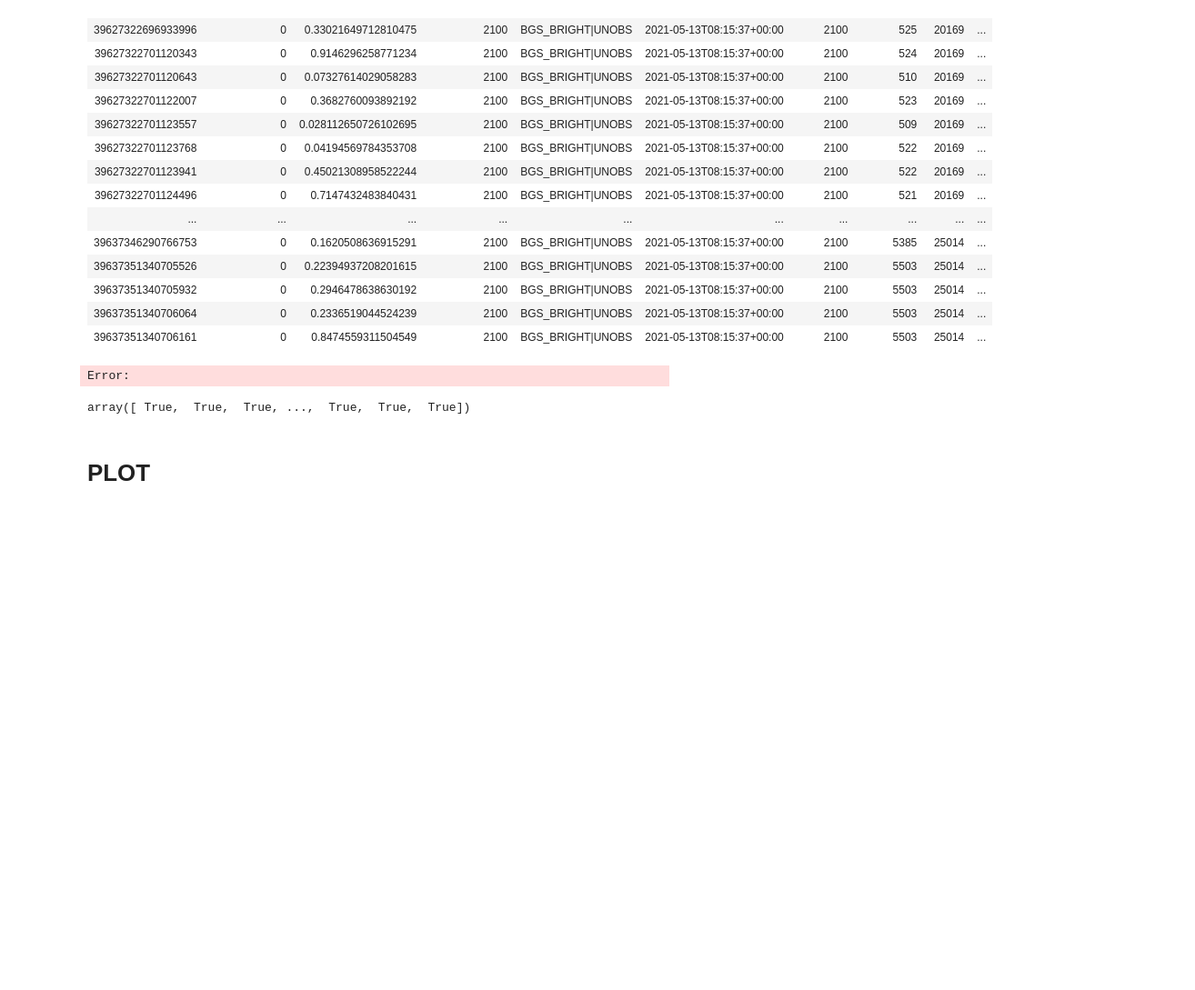
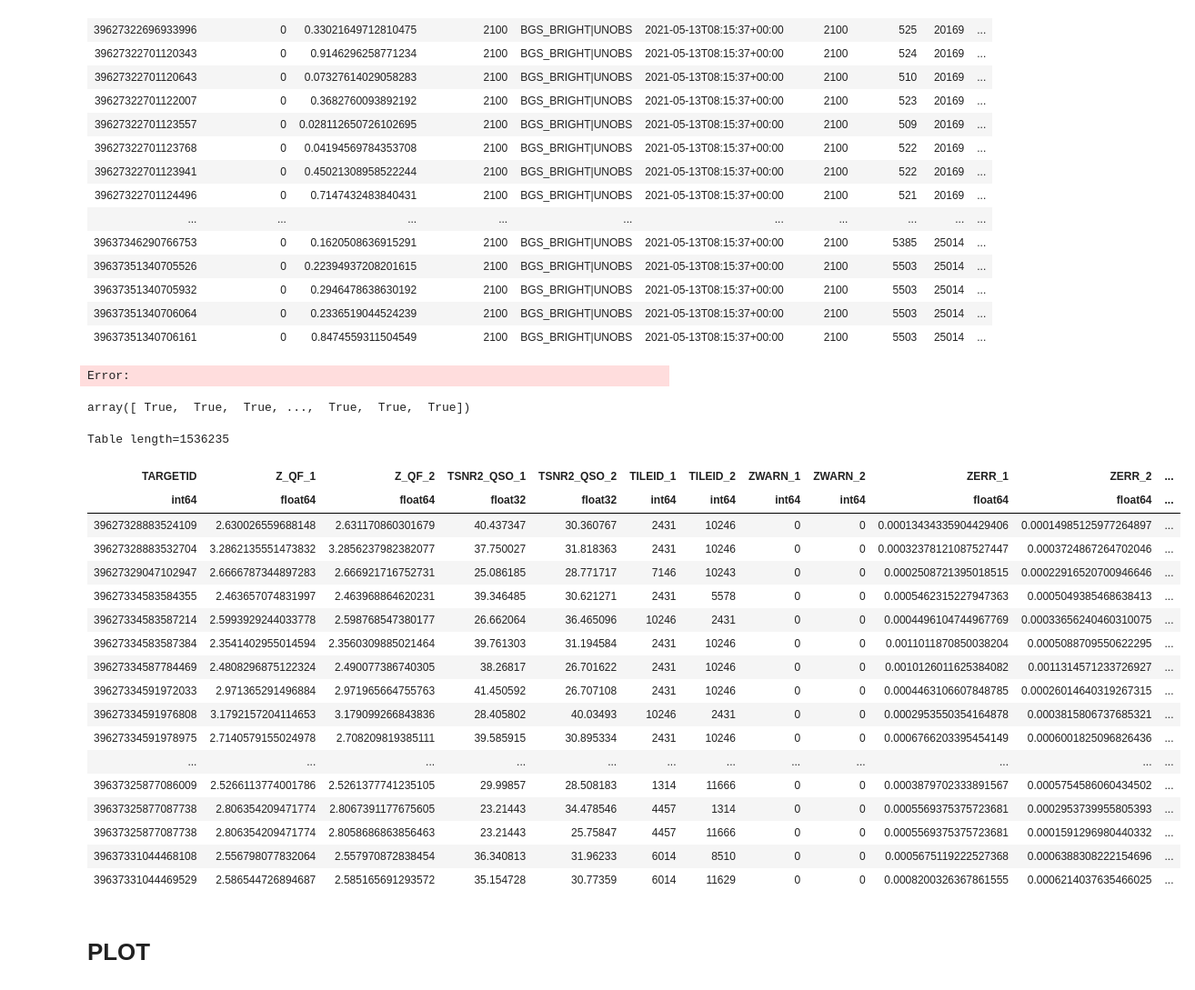
Before and after one commit to ShengyuHE/desi_y3_redshift_errors, a Jupyter notebook: main/repeat_obs/notebooks/specf_repeats.ipynb, the cells around one changed output. Shown at 91% size. Saved outputs shown, nothing was run; the diff lists cells and outputs as text; code cells hidden in the pictures; blank space fills up the shorter version.

```diff
--- a/main/repeat_obs/notebooks/specf_repeats.ipynb
+++ b/main/repeat_obs/notebooks/specf_repeats.ipynb
@@ -330,6 +324,28 @@ specfb = specf_[sel_BGS&sel_gz]
 bgsr = Table.read(outdir+f'/{tracer}repeats_info.fits')
 # bgsr = get_repeats(specfb, labels=labels)
 # bgsr.write(outdir+'/BGSrepeats_info.fits',overwrite=True)
+# %%
+qsor
+# %% [output]
+Table length=1536235
+| TARGETID | Z_QF_1 | Z_QF_2 | TSNR2_QSO_1 | TSNR2_QSO_2 | TILEID_1 | TILEID_2 | ZWARN_1 | ZWARN_2 | ZERR_1 | ZERR_2 | ... |
+| int64 | float64 | float64 | float32 | float32 | int64 | int64 | int64 | int64 | float64 | float64 | ... |
+| 39627328883524109 | 2.630026559688148 | 2.631170860301679 | 40.437347 | 30.360767 | 2431 | 10246 | 0 | 0 | 0.00013434335904429406 | 0.00014985125977264897 | ... |
+| 39627328883532704 | 3.2862135551473832 | 3.2856237982382077 | 37.750027 | 31.818363 | 2431 | 10246 | 0 | 0 | 0.00032378121087527447 | 0.0003724867264702046 | ... |
+| 39627329047102947 | 2.6666787344897283 | 2.666921716752731 | 25.086185 | 28.771717 | 7146 | 10243 | 0 | 0 | 0.0002508721395018515 | 0.00022916520700946646 | ... |
+| 39627334583584355 | 2.463657074831997 | 2.463968864620231 | 39.346485 | 30.621271 | 2431 | 5578 | 0 | 0 | 0.0005462315227947363 | 0.0005049385468638413 | ... |
+| 39627334583587214 | 2.5993929244033778 | 2.598768547380177 | 26.662064 | 36.465096 | 10246 | 2431 | 0 | 0 | 0.0004496104744967769 | 0.00033656240460310075 | ... |
+| 39627334583587384 | 2.3541402955014594 | 2.3560309885021464 | 39.761303 | 31.194584 | 2431 | 10246 | 0 | 0 | 0.0011011870850038204 | 0.0005088709550622295 | ... |
+| 39627334587784469 | 2.4808296875122324 | 2.490077386740305 | 38.26817 | 26.701622 | 2431 | 10246 | 0 | 0 | 0.0010126011625384082 | 0.0011314571233726927 | ... |
+| 39627334591972033 | 2.971365291496884 | 2.971965664755763 | 41.450592 | 26.707108 | 2431 | 10246 | 0 | 0 | 0.0004463106607848785 | 0.00026014640319267315 | ... |
+| 39627334591976808 | 3.1792157204114653 | 3.179099266843836 | 28.405802 | 40.03493 | 10246 | 2431 | 0 | 0 | 0.0002953550354164878 | 0.0003815806737685321 | ... |
+| 39627334591978975 | 2.7140579155024978 | 2.708209819385111 | 39.585915 | 30.895334 | 2431 | 10246 | 0 | 0 | 0.0006766203395454149 | 0.0006001825096826436 | ... |
+| ... | ... | ... | ... | ... | ... | ... | ... | ... | ... | ... | ... |
+| 39637325877086009 | 2.5266113774001786 | 2.5261377741235105 | 29.99857 | 28.508183 | 1314 | 11666 | 0 | 0 | 0.0003879702333891567 | 0.0005754586060434502 | ... |
+| 39637325877087738 | 2.806354209471774 | 2.8067391177675605 | 23.21443 | 34.478546 | 4457 | 1314 | 0 | 0 | 0.0005569375375723681 | 0.0002953739955805393 | ... |
+| 39637325877087738 | 2.806354209471774 | 2.8058686863856463 | 23.21443 | 25.75847 | 4457 | 11666 | 0 | 0 | 0.0005569375375723681 | 0.0001591296980440332 | ... |
+| 39637331044468108 | 2.556798077832064 | 2.557970872838454 | 36.340813 | 31.96233 | 6014 | 8510 | 0 | 0 | 0.0005675119222527368 | 0.0006388308222154696 | ... |
+| 39637331044469529 | 2.586544726894687 | 2.585165691293572 | 35.154728 | 30.77359 | 6014 | 11629 | 0 | 0 | 0.0008200326367861555 | 0.0006214037635466025 | ... |
 # %% [markdown]
 # PLOT
 # %%
```
Also changed, not shown: parts of 7 cells of this notebook, 5 other files.
